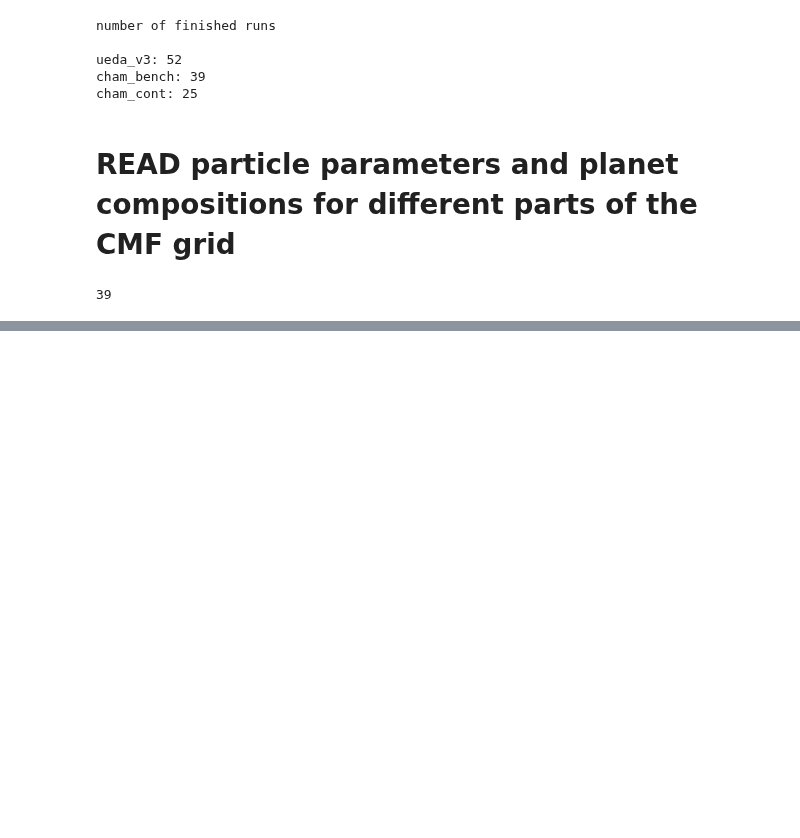
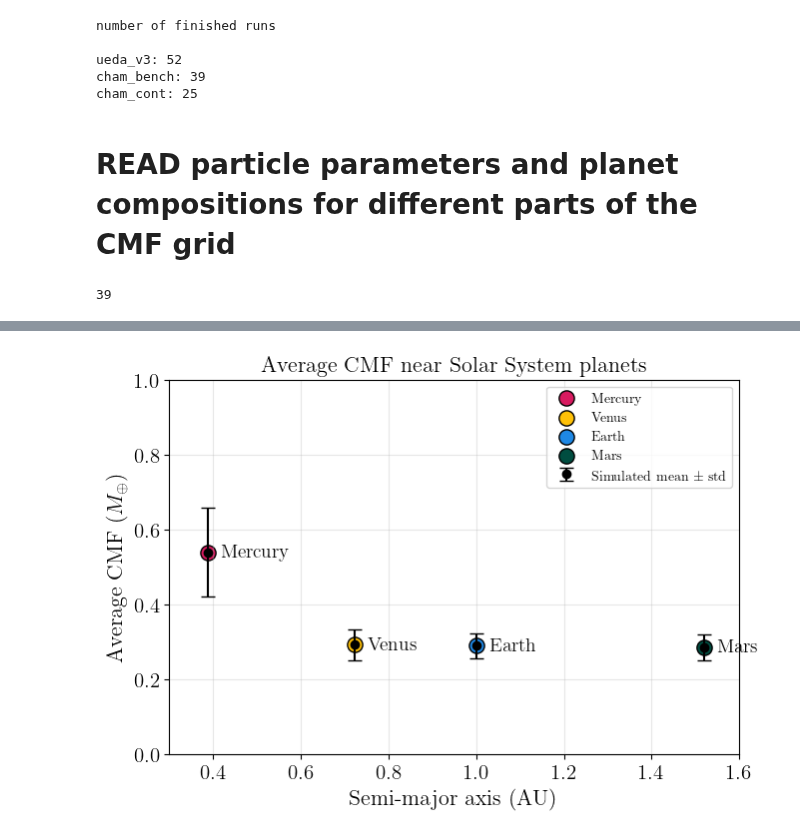
Before and after one commit to haniyehtajer/planet_cookbook, a Jupyter notebook: examples/evolved_planets/cham_bench_step_func.ipynb, the cells around one changed output, grey strips where cells are left out. Cells and saved outputs as stored; diff of their text form; code cells hidden in the pictures; blank space fills up the shorter version.

```diff
--- a/examples/evolved_planets/cham_bench_step_func.ipynb
+++ b/examples/evolved_planets/cham_bench_step_func.ipynb
@@ -218,0 +235,40 @@ time = 3.00e+08 yrs
+# %%
+# Get planet semi-major axes
+planet_names = ['Mercury', 'Venus', 'Earth', 'Mars']
+planet_colors = ['#D81B60', '#FFC107', '#1E88E5', '#004D40']
+a_centers = [mercury['a'].values[0], venus['a'].values[0], earth['a'].values[0], mars['a'].values[0]]
+
+# Prepare arrays for results
+mean_cmfs = []
+std_cmfs = []
+n_in_bin = []
+
+# Use all data (or filter as you wish)
+df = cham_bench_full_df
+bin_half_width = 0.1
+
+for a in a_centers:
+    in_bin = (df['semi'] >= a - bin_half_width) & (df['semi'] <= a + bin_half_width)
+    cmfs = df.loc[in_bin, 'cmf']
+    mean_cmfs.append(cmfs.mean())
+    std_cmfs.append(cmfs.std())
+    n_in_bin.append(len(cmfs))
+
+# Plot
+fig, ax = plt.subplots(figsize=(7, 5))
+ax.errorbar(a_centers, mean_cmfs, yerr=std_cmfs, fmt='o', color='k', capsize=5, label='Simulated mean ± std')
+for i, name in enumerate(planet_names):
+    ax.scatter(a_centers[i], mean_cmfs[i], color=planet_colors[i], s=120, edgecolor='black', label=name)
+    ax.annotate(name, (a_centers[i]+0.03, mean_cmfs[i]), fontsize=14, va='center')
+
+ax.set_xlabel('Semi-major axis (AU)', fontsize=16)
+ax.set_ylabel(r'Average CMF ($M_\oplus$)', fontsize=16)
+ax.set_title('Average CMF near Solar System planets', fontsize=16)
+ax.set_xlim(0.3, 1.6)
+ax.set_ylim(0, 1)
+ax.grid(True, alpha=0.3)
+ax.legend()
+plt.tight_layout()
+plt.show()
+# %% [output]
+[figure, added]
```
Also changed, not shown: parts of 6 cells of this notebook, 26 other files.
